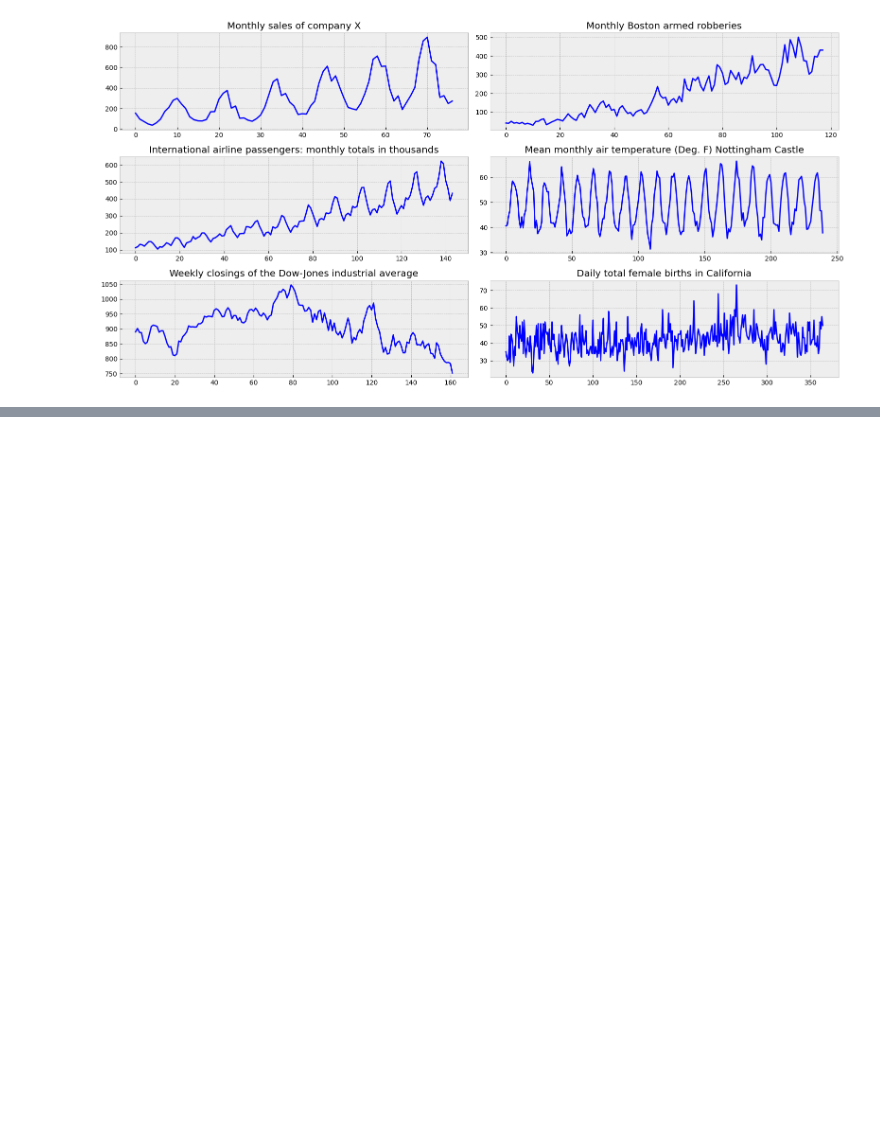
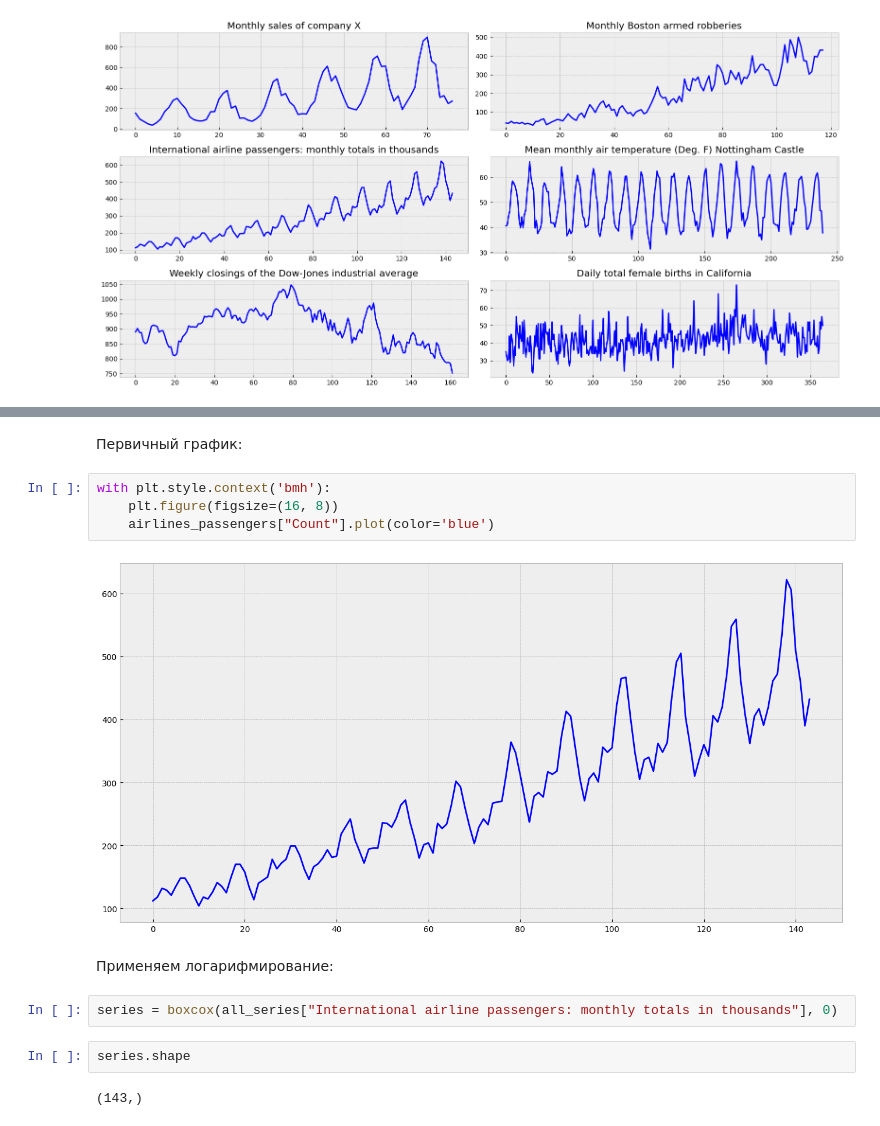
Before and after one commit to BalshowAndrew/time_series, a Jupyter notebook: ts_studying/01_lect.ipynb, the cells around one changed output, grey strips where cells are left out. Saved outputs shown, nothing was run; the diff lists cells and outputs as text; blank space fills up the shorter version.

```diff
--- a/ts_studying/01_lect.ipynb
+++ b/ts_studying/01_lect.ipynb
@@ -51,0 +67,16 @@ with plt.style.context('bmh'):
+# %% [markdown]
+Первичный график:
+# %%
+with plt.style.context('bmh'):
+    plt.figure(figsize=(16, 8))
+    airlines_passengers["Count"].plot(color='blue')
+# %% [output]
+[figure, added]
+# %% [markdown]
+Применяем логарифмирование:
+# %%
+series = boxcox(all_series["International airline passengers: monthly totals in thousands"], 0)
+# %%
+series.shape
+# %% [output]
+(143,)
```
Also changed, not shown: parts of 19 cells of this notebook, 5 other files.
